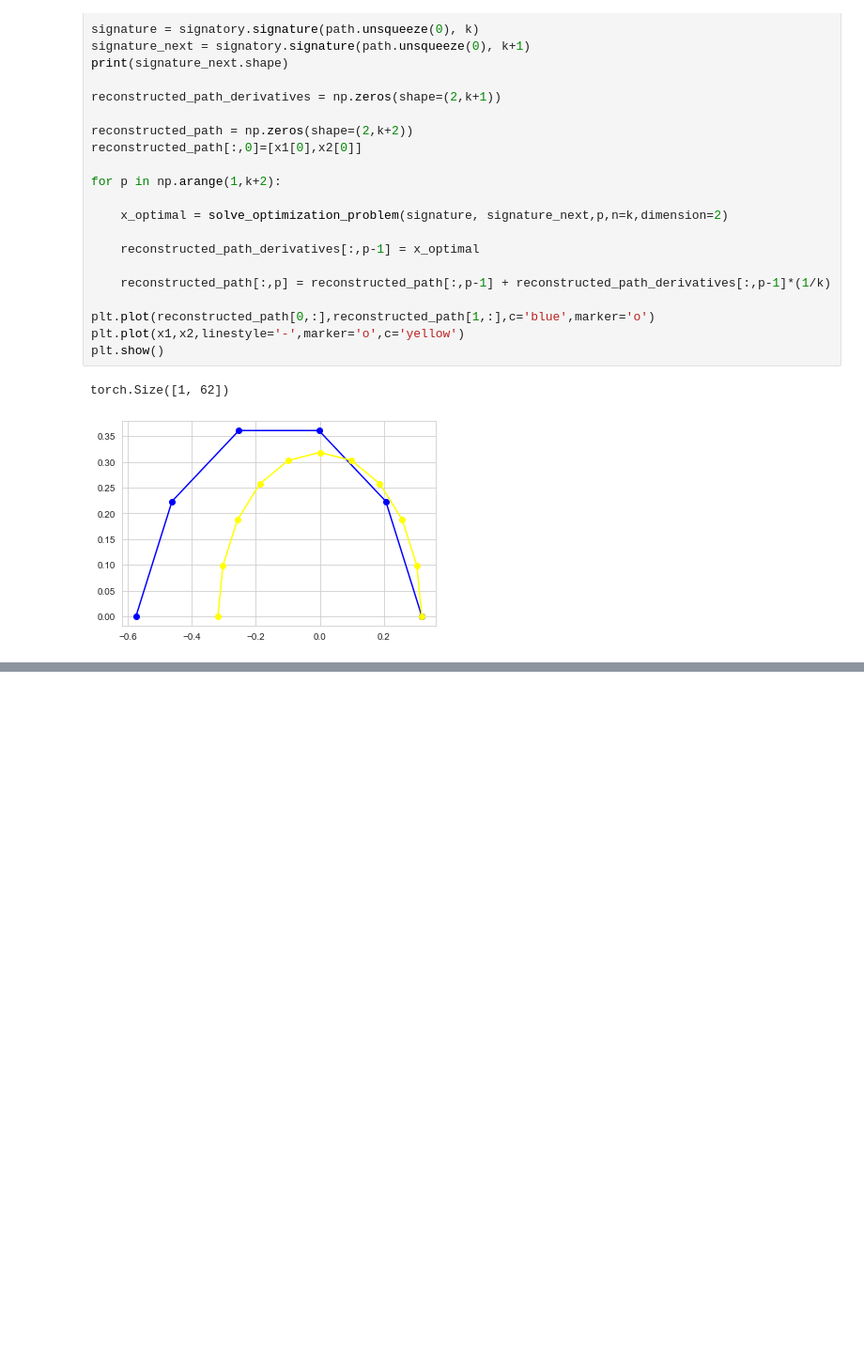
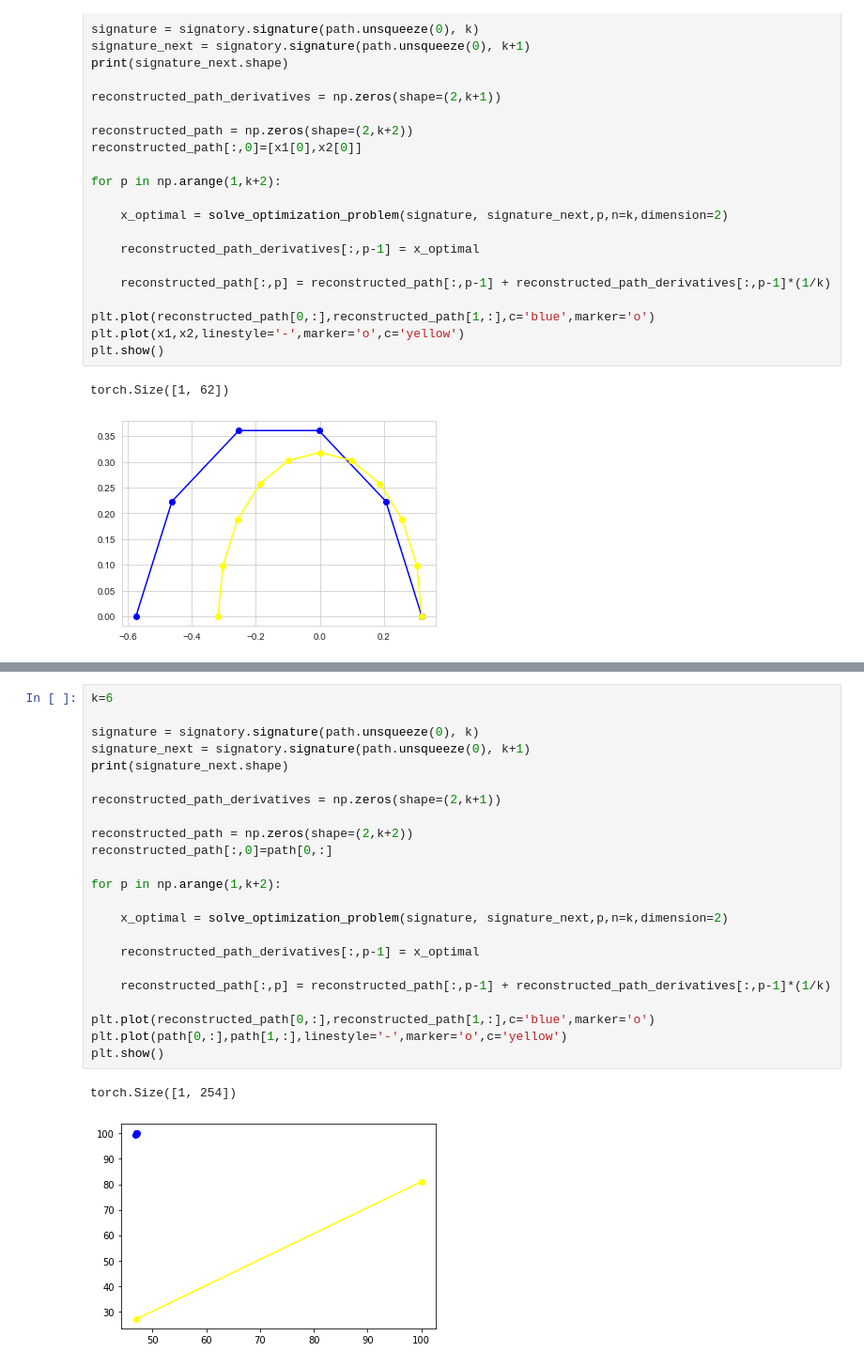
Before and after one commit to LinusBleistein/Signature-inversion, a Jupyter notebook: Insertion algorithm.ipynb, the cells around one changed output, grey strips where cells are left out. Shown at 94% size. Drawn from its saved outputs; the diff is of its cells as text; blank space fills up the shorter version.

```diff
--- a/Insertion algorithm.ipynb
+++ b/Insertion algorithm.ipynb
@@ -132,0 +146,26 @@ torch.Size([1, 62])
+# %%
+k=6
+
+signature = signatory.signature(path.unsqueeze(0), k)
+signature_next = signatory.signature(path.unsqueeze(0), k+1)
+print(signature_next.shape)
+
+reconstructed_path_derivatives = np.zeros(shape=(2,k+1))
+
+reconstructed_path = np.zeros(shape=(2,k+2))
+reconstructed_path[:,0]=path[0,:]
+
+for p in np.arange(1,k+2):
+
+    x_optimal = solve_optimization_problem(signature, signature_next,p,n=k,dimension=2)
+
+    reconstructed_path_derivatives[:,p-1] = x_optimal
+
+    reconstructed_path[:,p] = reconstructed_path[:,p-1] + reconstructed_path_derivatives[:,p-1]*(1/k)
+
+plt.plot(reconstructed_path[0,:],reconstructed_path[1,:],c='blue',marker='o')
+plt.plot(path[0,:],path[1,:],linestyle='-',marker='o',c='yellow')
+plt.show()
+# %% [output]
+torch.Size([1, 254])
+[figure, added]
```
Also changed, not shown: parts of 3 cells of this notebook, 1 other file.
